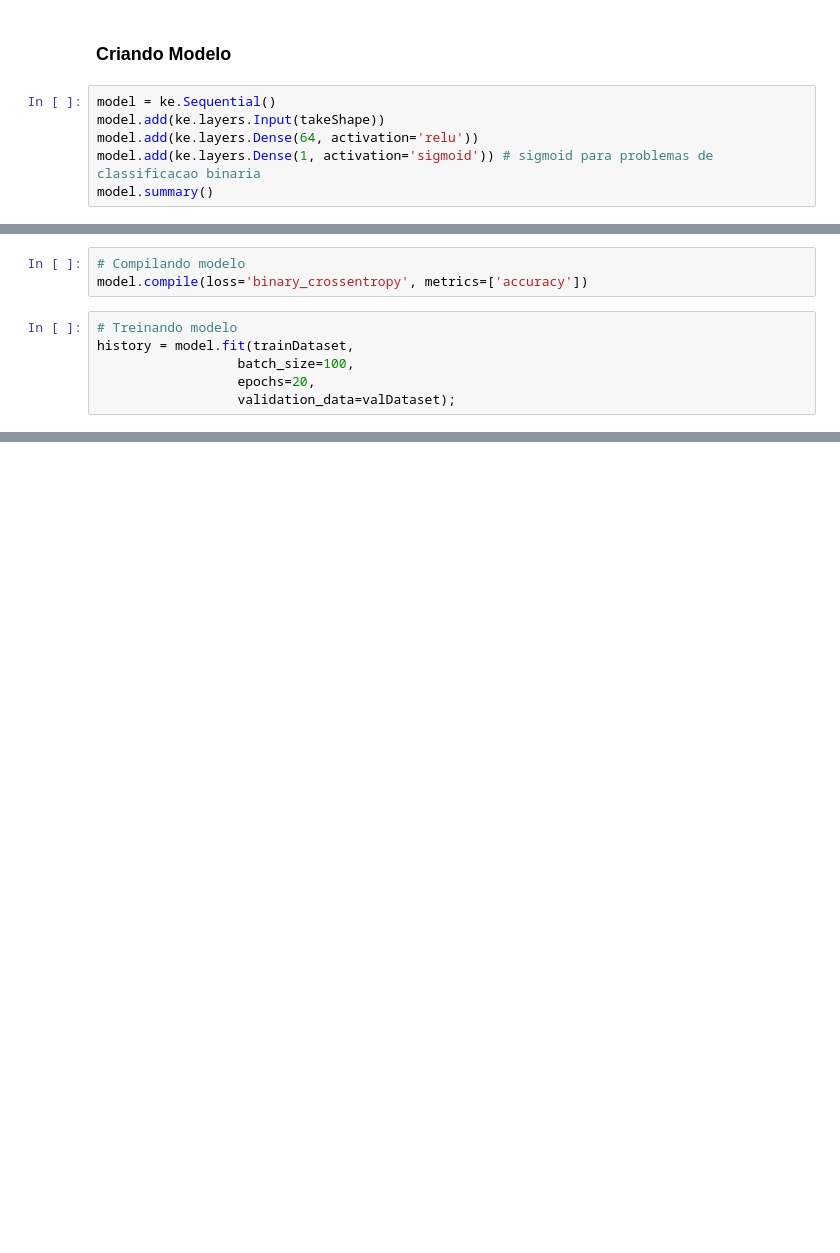
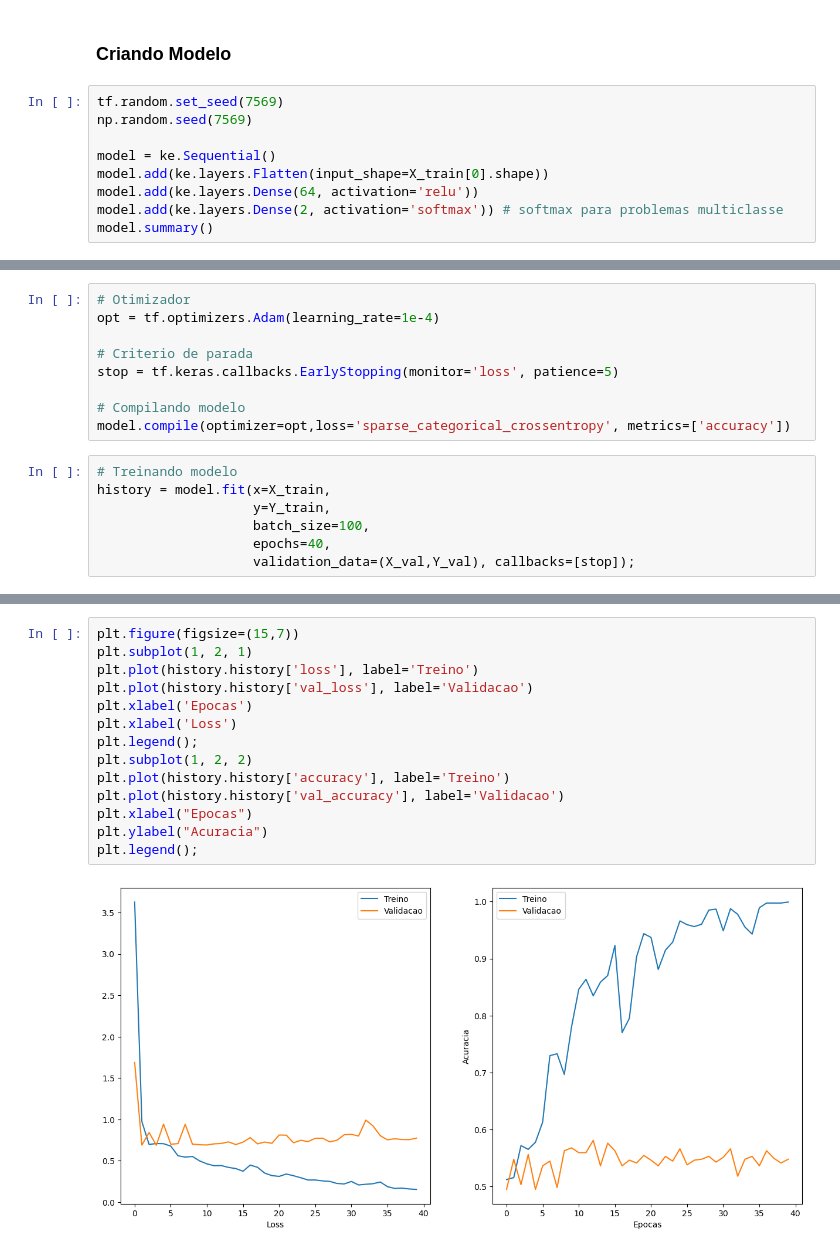
Before and after one commit to lukasmachado20/ProjetoITI, a Jupyter notebook: EstudoParte2/modelo.ipynb, the cells around one changed output, grey strips where cells are left out. Saved outputs shown, nothing was run; the diff lists cells and outputs as text; blank space fills up the shorter version.

Commit message:
modelo criado

```diff
--- a/EstudoParte2/modelo.ipynb
+++ b/EstudoParte2/modelo.ipynb
@@ -109,10 +129,13 @@ for image, label in trainDataset.take(1):
 # %% [markdown]
 ### Criando Modelo
 # %%
+tf.random.set_seed(7569)
+np.random.seed(7569)
+
 model = ke.Sequential()
-model.add(ke.layers.Input(takeShape))
+model.add(ke.layers.Flatten(input_shape=X_train[0].shape))
 model.add(ke.layers.Dense(64, activation='relu'))
-model.add(ke.layers.Dense(1, activation='sigmoid')) # sigmoid para problemas de classificacao binaria
+model.add(ke.layers.Dense(2, activation='softmax')) # softmax para problemas multiclasse
 model.summary()
 # %% [output]
 Model: "sequential"
@@ -129,12 +154,19 @@ Trainable params: 321
 Non-trainable params: 0
 _________________________________________________________________
-# %%
-# Compilando modelo
-model.compile(loss='binary_crossentropy', metrics=['accuracy'])
+# %%
+# Otimizador
+opt = tf.optimizers.Adam(learning_rate=1e-4)
+
+# Criterio de parada
+stop = tf.keras.callbacks.EarlyStopping(monitor='loss', patience=5)
+
+# Compilando modelo
+model.compile(optimizer=opt,loss='sparse_categorical_crossentropy', metrics=['accuracy'])
 # %%
 # Treinando modelo
-history = model.fit(trainDataset,
-                  batch_size=100,
-                  epochs=20,
-                  validation_data=valDataset);
+history = model.fit(x=X_train,
+                    y=Y_train,
+                    batch_size=100,
+                    epochs=40,
+                    validation_data=(X_val,Y_val), callbacks=[stop]);
 # %% [output]
@@ -145,0 +190,16 @@ ValueError: in user code:
+# %%
+plt.figure(figsize=(15,7))
+plt.subplot(1, 2, 1)
+plt.plot(history.history['loss'], label='Treino')
+plt.plot(history.history['val_loss'], label='Validacao')
+plt.xlabel('Epocas')
+plt.xlabel('Loss')
+plt.legend();
+plt.subplot(1, 2, 2)
+plt.plot(history.history['accuracy'], label='Treino')
+plt.plot(history.history['val_accuracy'], label='Validacao')
+plt.xlabel("Epocas")
+plt.ylabel("Acuracia")
+plt.legend();
+# %% [output]
+[figure, added]
```
Also changed, not shown: parts of 13 cells of this notebook, 1 other file.
